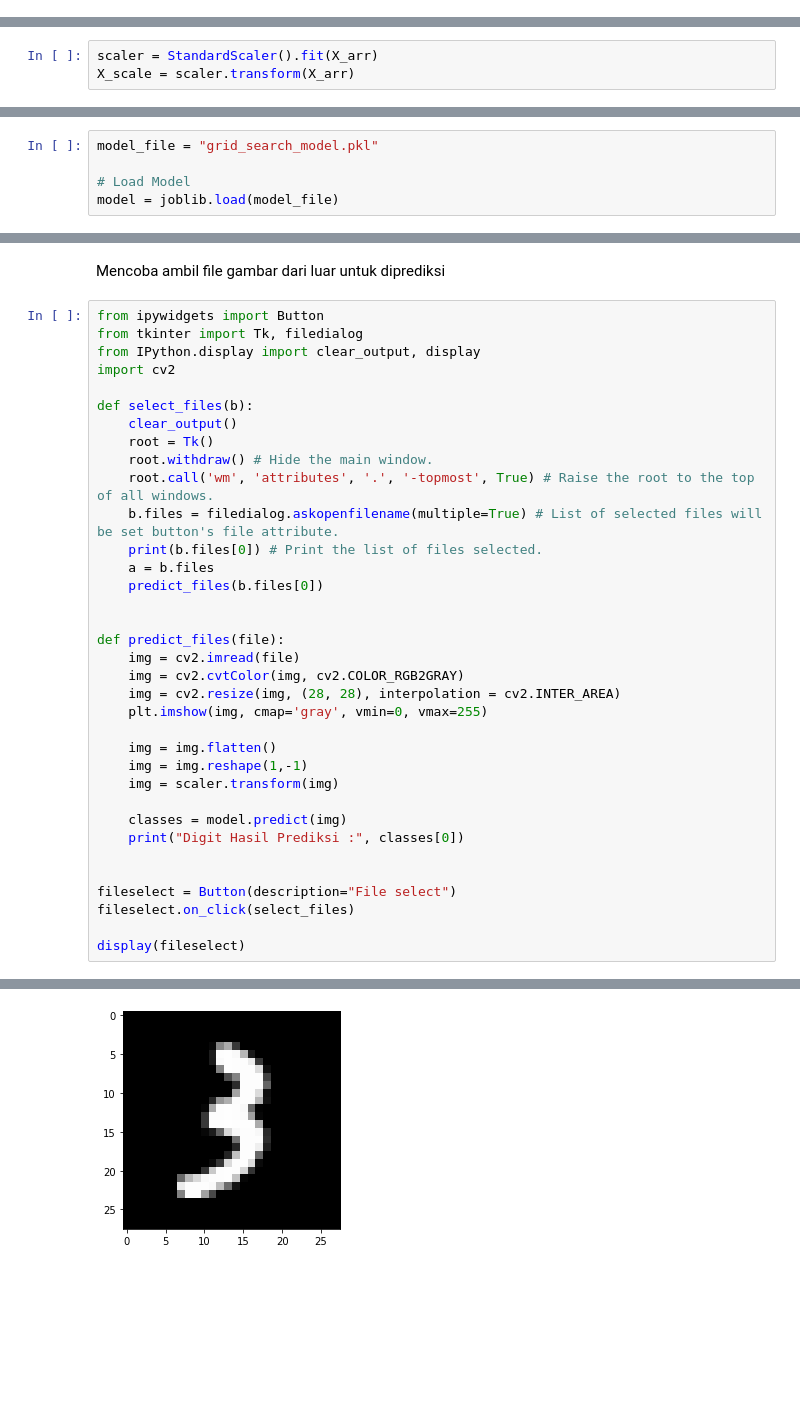
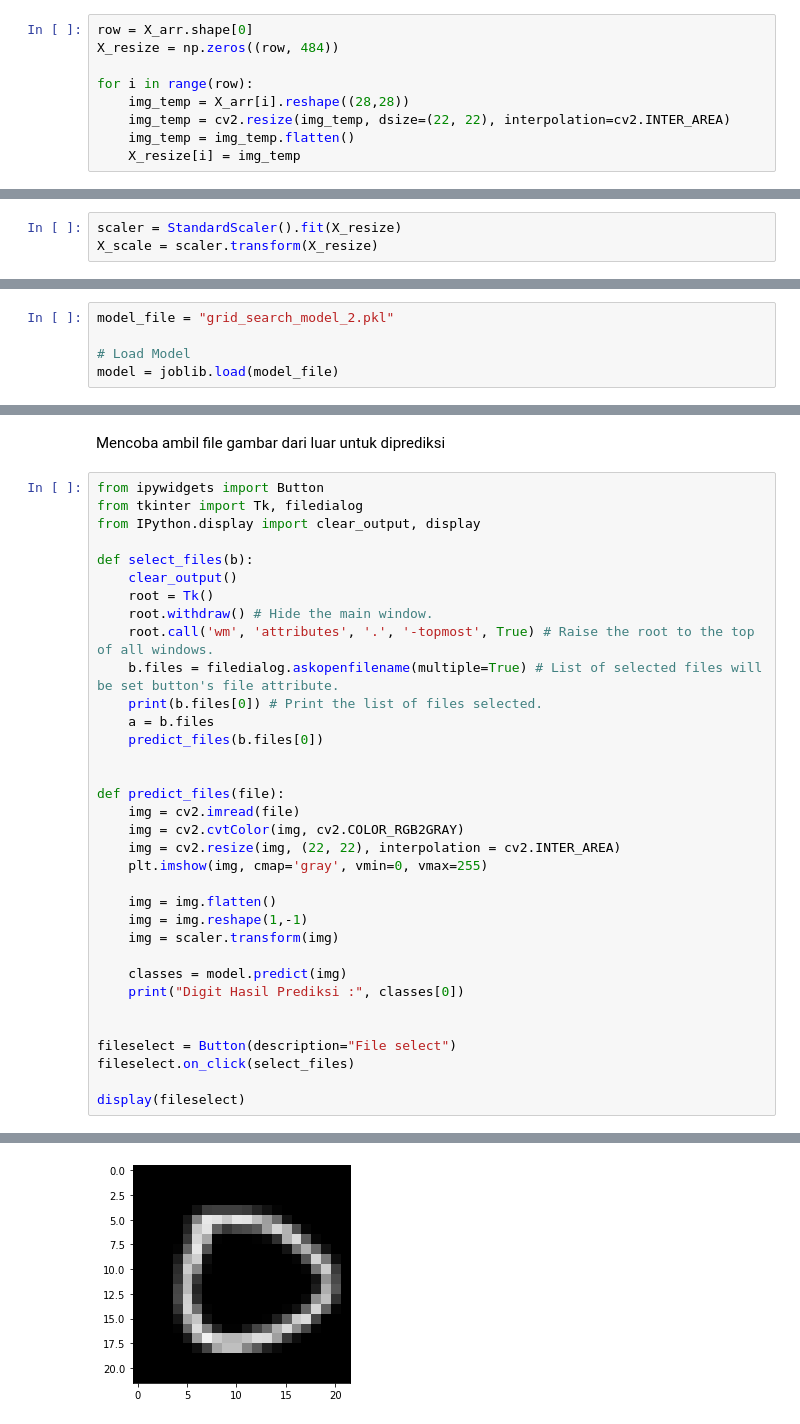
Before and after one commit to ekapryhananto/Digid-Recognition, a Jupyter notebook: Digit Recognition.ipynb, the cells around one changed output, grey strips where cells are left out. Saved outputs shown, nothing was run; the diff lists cells and outputs as text; blank space fills up the shorter version.

Commit message:
perbarui model dan penambahan fitur resizing

```diff
--- a/Digit Recognition.ipynb
+++ b/Digit Recognition.ipynb
@@ -153 +160,10 @@ plt.matshow(X_arr[0].reshape((28,28)), cmap='gray', vmin=0, vmax=255)
 [figure]
+# %%
+row = X_arr.shape[0]
+X_resize = np.zeros((row, 484))
+
+for i in range(row):
+    img_temp = X_arr[i].reshape((28,28))
+    img_temp = cv2.resize(img_temp, dsize=(22, 22), interpolation=cv2.INTER_AREA)
+    img_temp = img_temp.flatten()
+    X_resize[i] = img_temp
@@ -173,8 +204,8 @@ sns.scatterplot(x=X_pca.T[0], y=X_pca.T[1], hue=y_arr,
 
 feature scaling menggunakan standardization agar untuk data input yang baru tidak akan terpengaruh
 # %%
-scaler = StandardScaler().fit(X_arr)
-X_scale = scaler.transform(X_arr)
+scaler = StandardScaler().fit(X_resize)
+X_scale = scaler.transform(X_resize)
 # %% [markdown]
 # Split Data Training dan Data Testing
 
@@ -207,5 +238,5 @@ nilai k pada cross val yaitu 3
 # %%
-model_file = "grid_search_model.pkl"
+model_file = "grid_search_model_2.pkl"
 
 # Load Model
 model = joblib.load(model_file)
@@ -352,7 +413,6 @@ Mencoba ambil file gambar dari luar untuk diprediksi
 from ipywidgets import Button
 from tkinter import Tk, filedialog
 from IPython.display import clear_output, display
-import cv2
 
 def select_files(b):
     clear_output()
@@ -368,7 +428,7 @@ def select_files(b):
 def predict_files(file):
     img = cv2.imread(file)
     img = cv2.cvtColor(img, cv2.COLOR_RGB2GRAY)
-    img = cv2.resize(img, (28, 28), interpolation = cv2.INTER_AREA)
+    img = cv2.resize(img, (22, 22), interpolation = cv2.INTER_AREA)
     plt.imshow(img, cmap='gray', vmin=0, vmax=255)
 
     img = img.flatten()
@@ -389 +449 @@ Digit Hasil Prediksi : 3
-[figure, old version]
+[figure, new version]
```
Also changed, not shown: parts of 22 cells of this notebook, 1 other file.
